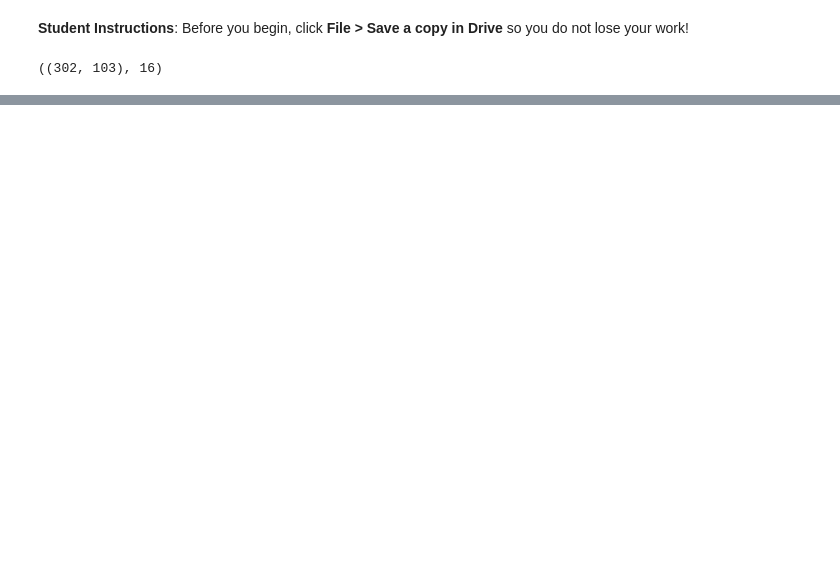
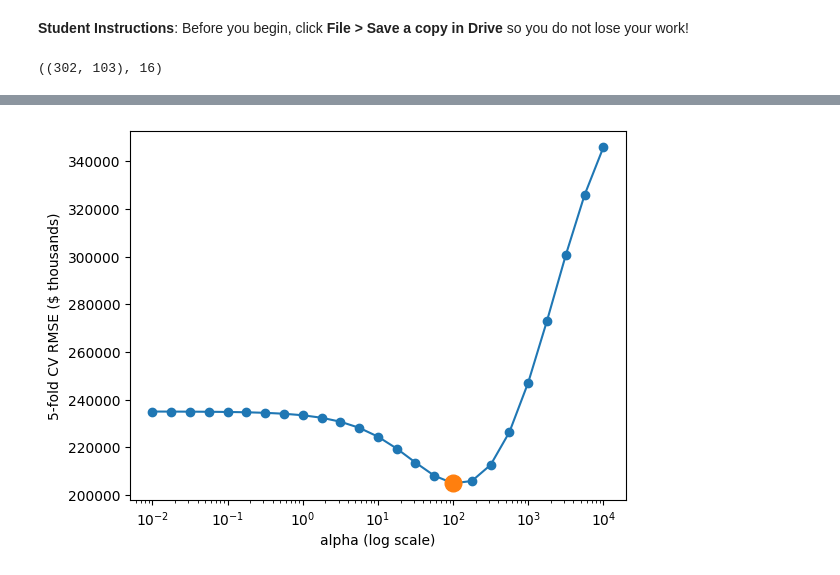
Before and after one commit to ryanaxiom/Applied-ML, a Jupyter notebook: code/Day15_Carnegie.ipynb, the cells around one changed output, grey strips where cells are left out. Saved outputs shown, nothing was run; the diff lists cells and outputs as text; code cells hidden in the pictures; blank space fills up the shorter version.

```diff
--- a/code/Day15_Carnegie.ipynb
+++ b/code/Day15_Carnegie.ipynb
@@ -26,3 +26,11 @@ cands = ["fallenr20", "fallfte20", "ugtenr20", "grtenr20", "totdeg",
 d.shape, len(cands)
 # %% [output]
 ((302, 103), 16)
+# %%
+ols = LinearRegression()
+ols.fit(d[cands], y)
+ridge = Ridge(alpha=100)                 # raw columns, no scaler
+ridge.fit(d[cands], y)
+ratio = pd.Series(ridge.coef_ / ols.coef_, index=cands)
+show = ["fallenr20", "facnum", "pctadmitf20", "med_yn"]
+print(ratio[show].round(2))
@@ -28,0 +43,9 @@ d.shape, len(cands)
+# %%
+scaled_all = StandardScaler().fit_transform(d[cands])  # all rows
+pipe_s = make_pipeline(StandardScaler(), Ridge(alpha=10))
+ridge = Ridge(alpha=10)
+oof_none = cross_val_predict(ridge, d[cands], y, cv=kf)
+oof_in = cross_val_predict(pipe_s, d[cands], y, cv=kf)
+oof_leak = cross_val_predict(ridge, scaled_all, y, cv=kf)
+for oof in [oof_none, oof_in, oof_leak]:
+    print(round(rmse(y, oof)))
@@ -28,0 +56,9 @@ d.shape, len(cands)
+# %%
+alphas = np.logspace(-2, 4, 25)      # 0.01 to 10,000, log-spaced
+cv = []
+for a in alphas:
+    pipe = make_pipeline(StandardScaler(), Ridge(alpha=a))
+    oof = cross_val_predict(pipe, d[cands], y, cv=kf)
+    cv.append(rmse(y, oof))
+i = int(np.argmin(cv))
+print(alphas[i], round(cv[i]), round(cv[0]), round(cv[-1]))
@@ -28,0 +77,9 @@ d.shape, len(cands)
+# %%
+import matplotlib.pyplot as plt
+plt.semilogx(alphas, cv, marker="o")
+plt.plot(alphas[i], cv[i], "o", markersize=12)
+plt.xlabel("alpha (log scale)")
+plt.ylabel("5-fold CV RMSE ($ thousands)")
+plt.show()
+# %% [output]
+[figure, added]
```
Also changed, not shown: parts of 9 cells of this notebook.
